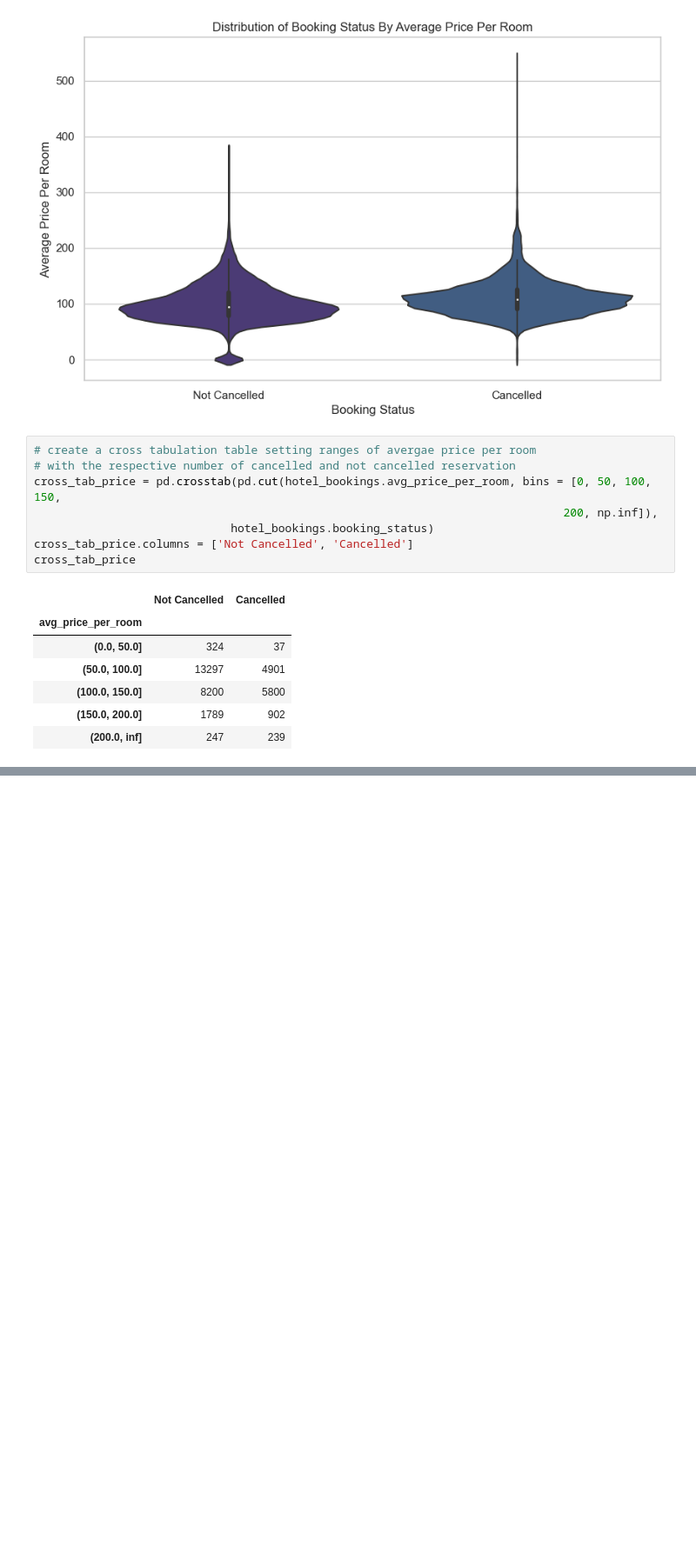
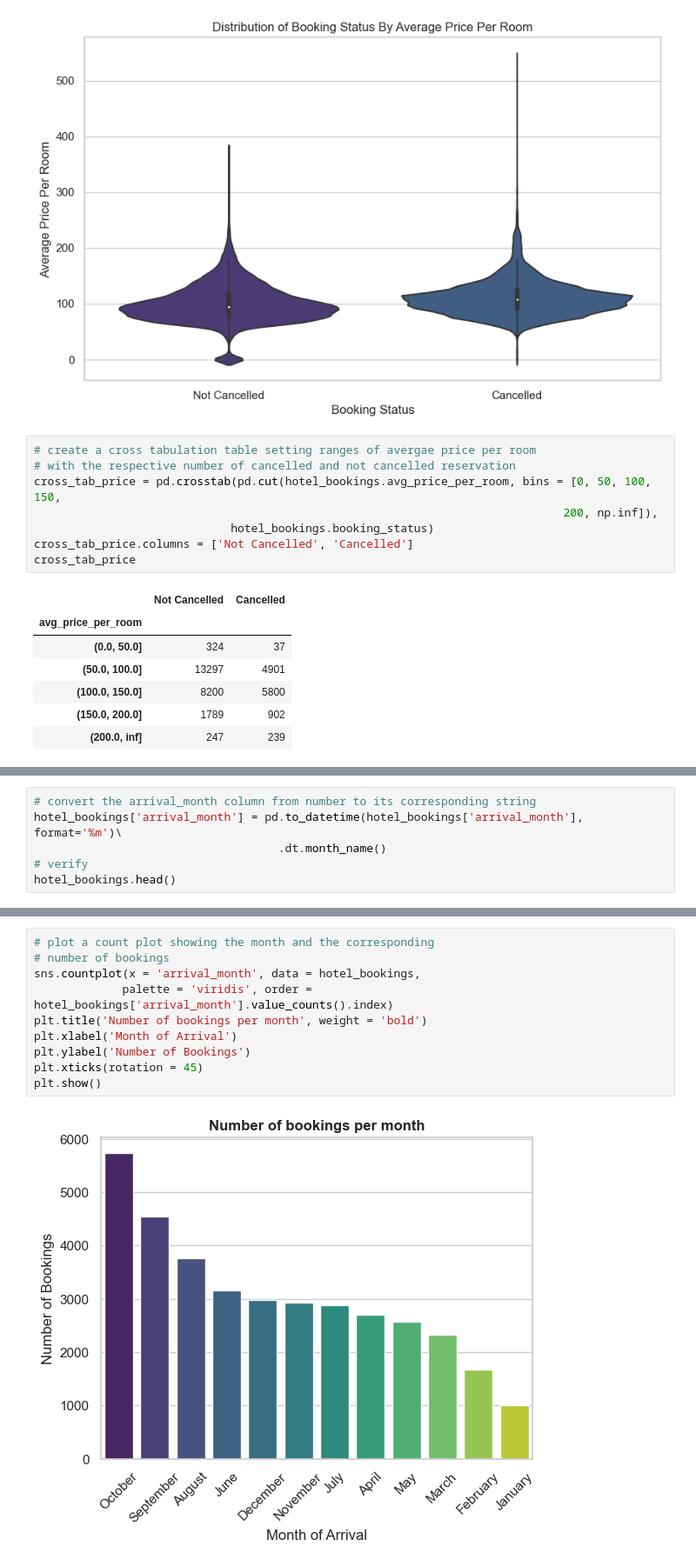
Before and after one commit to SirTee12/Hotel-Booking-Cancellation-Prediction, a Jupyter notebook: Hotel-Booking-Cancellation-Prediction.ipynb, the cells around one changed output, grey strips where cells are left out. Shown at 87% size. Cells and saved outputs as stored; diff of their text form; blank space fills up the shorter version.

Commit message:
plot countplot showing number of booking for each month

```diff
--- a/Hotel-Booking-Cancellation-Prediction.ipynb
+++ b/Hotel-Booking-Cancellation-Prediction.ipynb
@@ -498,0 +503,6 @@ cross_tab_price
+# %%
+# convert the arrival_month column from number to its corresponding string
+hotel_bookings['arrival_month'] = pd.to_datetime(hotel_bookings['arrival_month'], format='%m')\
+                                    .dt.month_name()
+# verify
+hotel_bookings.head()
@@ -498,0 +516,12 @@ cross_tab_price
+# %%
+# plot a count plot showing the month and the corresponding
+# number of bookings
+sns.countplot(x = 'arrival_month', data = hotel_bookings,
+             palette = 'viridis', order = hotel_bookings['arrival_month'].value_counts().index)
+plt.title('Number of bookings per month', weight = 'bold')
+plt.xlabel('Month of Arrival')
+plt.ylabel('Number of Bookings')
+plt.xticks(rotation = 45)
+plt.show()
+# %% [output]
+[figure, added]
```
Also changed, not shown: parts of 3 cells of this notebook.
